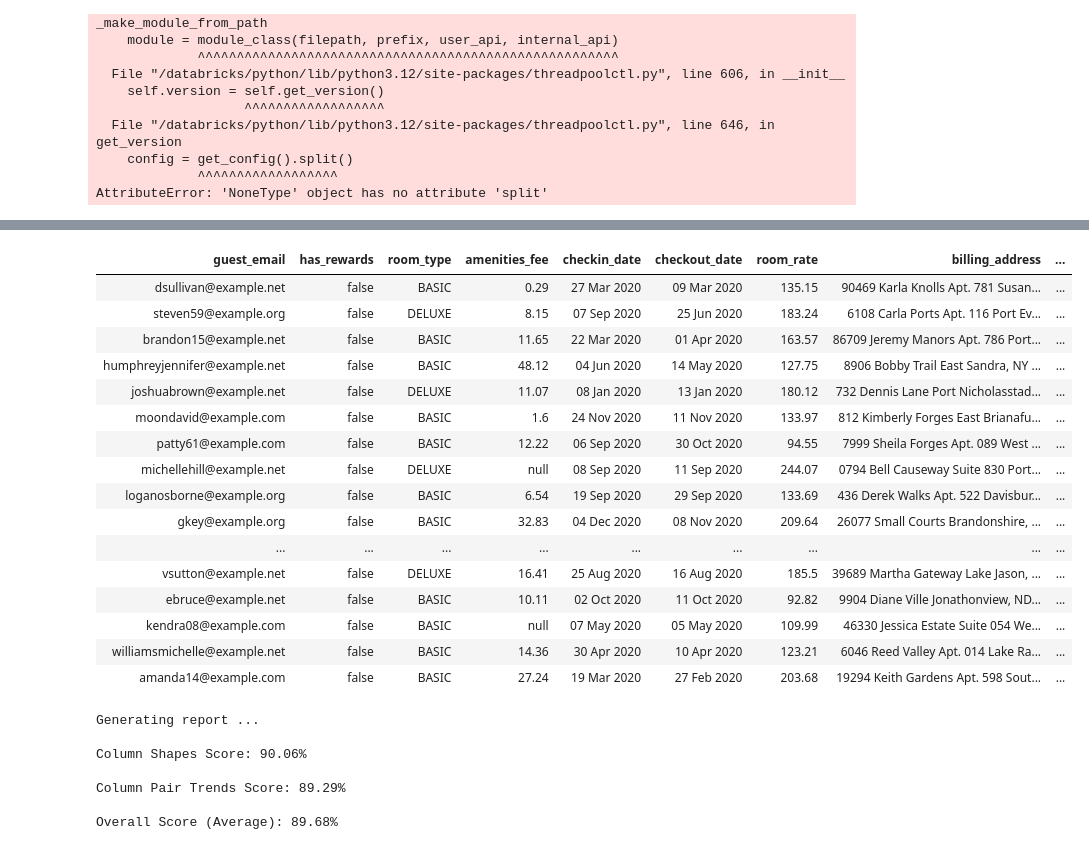
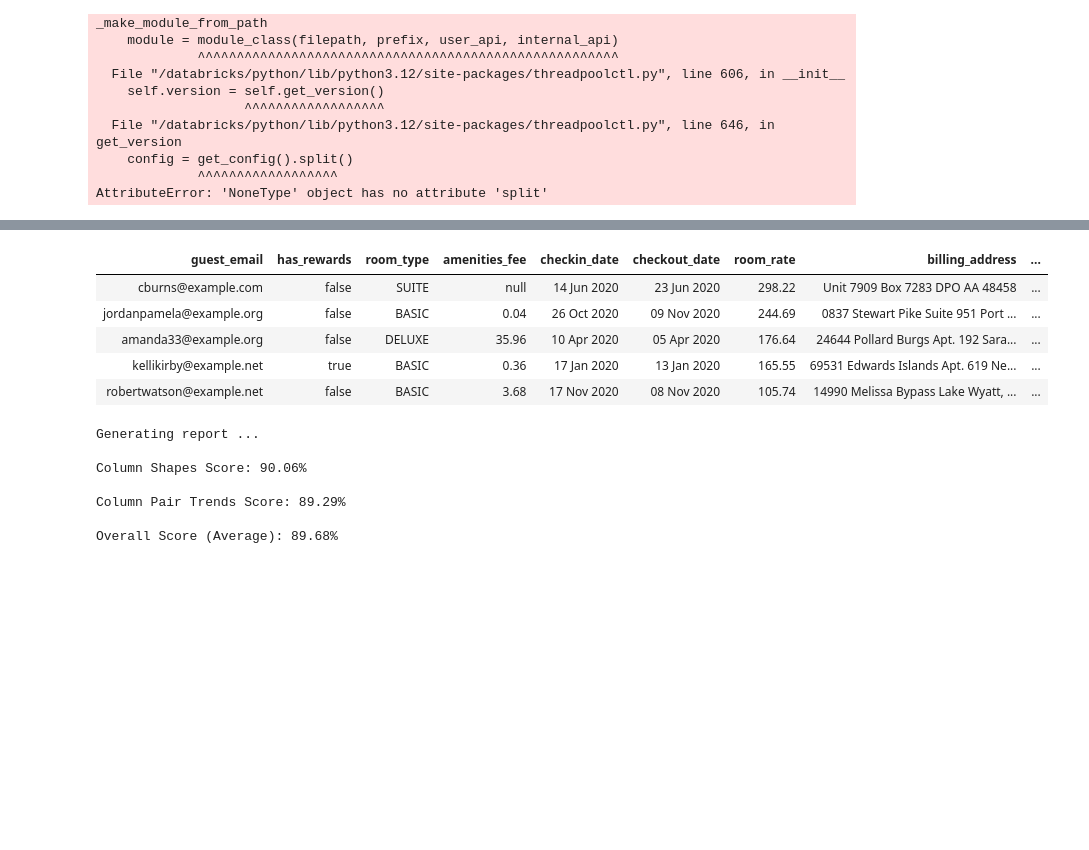
Before and after one commit to nicholas-chin/faker-tutorial-2025-Summer, a Jupyter notebook: Synthetic Data Vault (SDV).ipynb, the cells around one changed output, grey strips where cells are left out. Drawn from its saved outputs; the diff is of its cells as text; code cells hidden in the pictures; blank space fills up the shorter version.

```diff
--- a/Synthetic Data Vault (SDV).ipynb
+++ b/Synthetic Data Vault (SDV).ipynb
@@ -70,25 +59,14 @@ synthesizer = GaussianCopulaSynthesizer(metadata)
 synthesizer.fit(data=real_data)
 # %%
 synthetic_data = synthesizer.sample(num_rows=500)
-display(synthetic_data)
+display(synthetic_data.head())
 # %% [output]
 | guest_email | has_rewards | room_type | amenities_fee | checkin_date | checkout_date | room_rate | billing_address | ... |
-| dsullivan@example.net | false | BASIC | 0.29 | 27 Mar 2020 | 09 Mar 2020 | 135.15 | 90469 Karla Knolls Apt. 781 Susan... | ... |
-| steven59@example.org | false | DELUXE | 8.15 | 07 Sep 2020 | 25 Jun 2020 | 183.24 | 6108 Carla Ports Apt. 116 Port Ev... | ... |
-| brandon15@example.net | false | BASIC | 11.65 | 22 Mar 2020 | 01 Apr 2020 | 163.57 | 86709 Jeremy Manors Apt. 786 Port... | ... |
-| humphreyjennifer@example.net | false | BASIC | 48.12 | 04 Jun 2020 | 14 May 2020 | 127.75 | 8906 Bobby Trail East Sandra, NY ... | ... |
-| joshuabrown@example.net | false | DELUXE | 11.07 | 08 Jan 2020 | 13 Jan 2020 | 180.12 | 732 Dennis Lane Port Nicholasstad... | ... |
-| moondavid@example.com | false | BASIC | 1.6 | 24 Nov 2020 | 11 Nov 2020 | 133.97 | 812 Kimberly Forges East Brianafu... | ... |
-| patty61@example.com | false | BASIC | 12.22 | 06 Sep 2020 | 30 Oct 2020 | 94.55 | 7999 Sheila Forges Apt. 089 West ... | ... |
-| michellehill@example.net | false | DELUXE | null | 08 Sep 2020 | 11 Sep 2020 | 244.07 | 0794 Bell Causeway Suite 830 Port... | ... |
-| loganosborne@example.org | false | BASIC | 6.54 | 19 Sep 2020 | 29 Sep 2020 | 133.69 | 436 Derek Walks Apt. 522 Davisbur... | ... |
-| gkey@example.org | false | BASIC | 32.83 | 04 Dec 2020 | 08 Nov 2020 | 209.64 | 26077 Small Courts Brandonshire, ... | ... |
-| ... | ... | ... | ... | ... | ... | ... | ... | ... |
-| vsutton@example.net | false | DELUXE | 16.41 | 25 Aug 2020 | 16 Aug 2020 | 185.5 | 39689 Martha Gateway Lake Jason, ... | ... |
-| ebruce@example.net | false | BASIC | 10.11 | 02 Oct 2020 | 11 Oct 2020 | 92.82 | 9904 Diane Ville Jonathonview, ND... | ... |
-| kendra08@example.com | false | BASIC | null | 07 May 2020 | 05 May 2020 | 109.99 | 46330 Jessica Estate Suite 054 We... | ... |
-| williamsmichelle@example.net | false | BASIC | 14.36 | 30 Apr 2020 | 10 Apr 2020 | 123.21 | 6046 Reed Valley Apt. 014 Lake Ra... | ... |
-| amanda14@example.com | false | BASIC | 27.24 | 19 Mar 2020 | 27 Feb 2020 | 203.68 | 19294 Keith Gardens Apt. 598 Sout... | ... |
+| cburns@example.com | false | SUITE | null | 14 Jun 2020 | 23 Jun 2020 | 298.22 | Unit 7909 Box 7283 DPO AA 48458 | ... |
+| jordanpamela@example.org | false | BASIC | 0.04 | 26 Oct 2020 | 09 Nov 2020 | 244.69 | 0837 Stewart Pike Suite 951 Port ... | ... |
+| amanda33@example.org | false | DELUXE | 35.96 | 10 Apr 2020 | 05 Apr 2020 | 176.64 | 24644 Pollard Burgs Apt. 192 Sara... | ... |
+| kellikirby@example.net | true | BASIC | 0.36 | 17 Jan 2020 | 13 Jan 2020 | 165.55 | 69531 Edwards Islands Apt. 619 Ne... | ... |
+| robertwatson@example.net | false | BASIC | 3.68 | 17 Nov 2020 | 08 Nov 2020 | 105.74 | 14990 Melissa Bypass Lake Wyatt, ... | ... |
 # %%
 from sdv.evaluation.single_table import evaluate_quality
 
```
Also changed, not shown: parts of 1 cell of this notebook.
